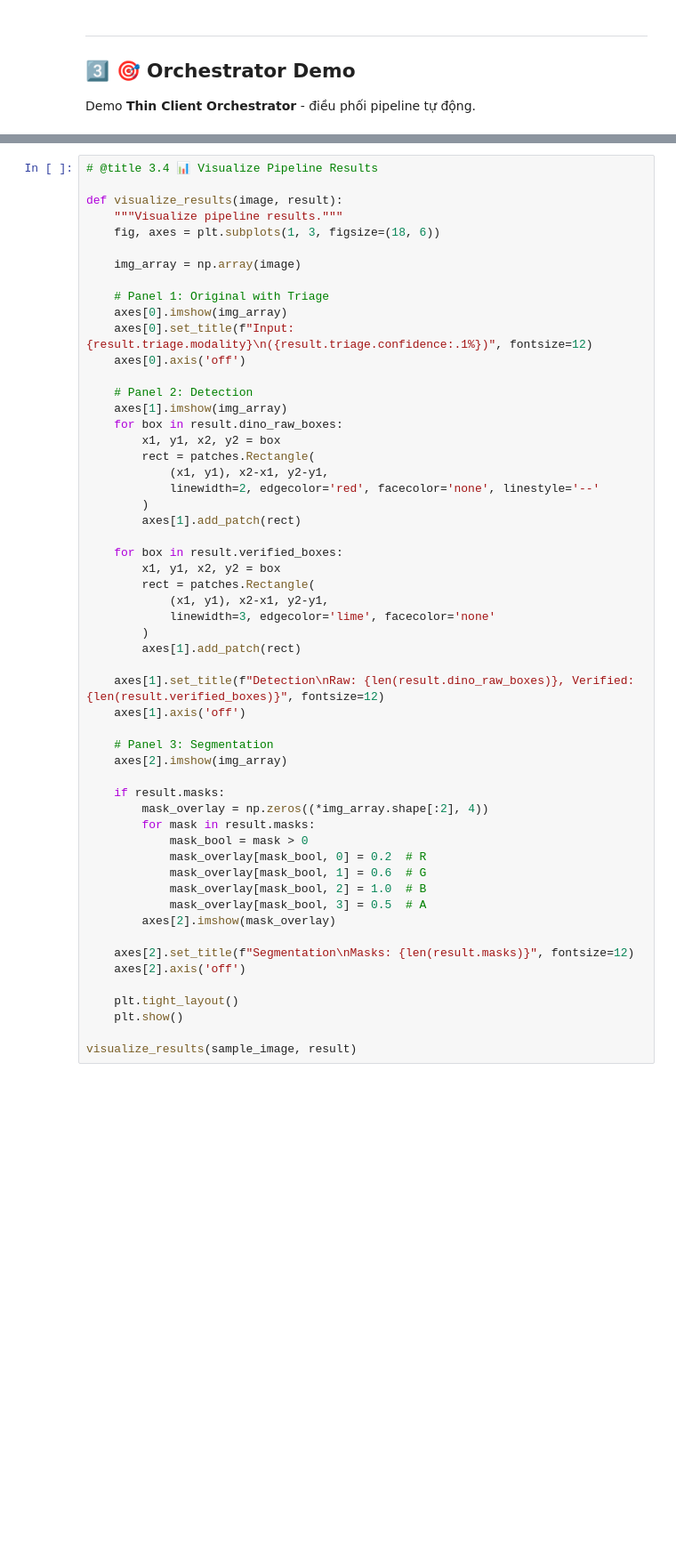
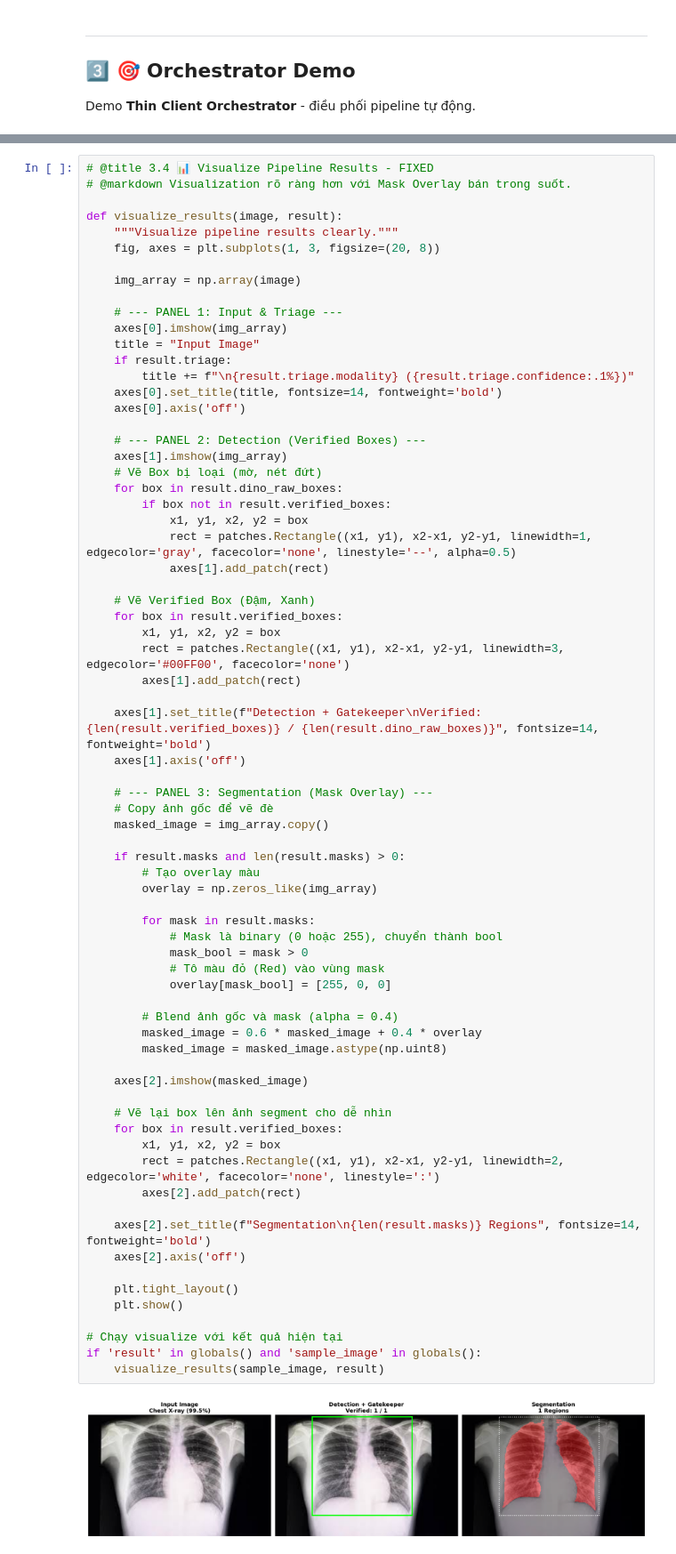
Before and after one commit to ngnam1104/TriMedAgent, a Jupyter notebook: demo_trimedagent_colab.ipynb, the cells around one changed output, grey strips where cells are left out. Shown at 89% size. Drawn from its saved outputs; the diff is of its cells as text; blank space fills up the shorter version.

```diff
--- a/demo_trimedagent_colab.ipynb
+++ b/demo_trimedagent_colab.ipynb
@@ -756,57 +1484,75 @@ print(f"   Complete: {result.pipeline_complete}")
 # %%
-# @title 3.4 📊 Visualize Pipeline Results
+# @title 3.4 📊 Visualize Pipeline Results - FIXED
+# @markdown Visualization rõ ràng hơn với Mask Overlay bán trong suốt.
 
 def visualize_results(image, result):
-    """Visualize pipeline results."""
-    fig, axes = plt.subplots(1, 3, figsize=(18, 6))
+    """Visualize pipeline results clearly."""
+    fig, axes = plt.subplots(1, 3, figsize=(20, 8))
 
     img_array = np.array(image)
 
-    # Panel 1: Original with Triage
+    # --- PANEL 1: Input & Triage ---
     axes[0].imshow(img_array)
-    axes[0].set_title(f"Input: {result.triage.modality}\n({result.triage.confidence:.1%})", fontsize=12)
+    title = "Input Image"
+    if result.triage:
+        title += f"\n{result.triage.modality} ({result.triage.confidence:.1%})"
+    axes[0].set_title(title, fontsize=14, fontweight='bold')
     axes[0].axis('off')
 
-    # Panel 2: Detection
+    # --- PANEL 2: Detection (Verified Boxes) ---
     axes[1].imshow(img_array)
+    # Vẽ Box bị loại (mờ, nét đứt)
     for box in result.dino_raw_boxes:
+        if box not in result.verified_boxes:
+            x1, y1, x2, y2 = box
+            rect = patches.Rectangle((x1, y1), x2-x1, y2-y1, linewidth=1, edgecolor='gray', facecolor='none', linestyle='--', alpha=0.5)
+            axes[1].add_patch(rect)
+
+    # Vẽ Verified Box (Đậm, Xanh)
+    for box in result.verified_boxes:
         x1, y1, x2, y2 = box
-        rect = patches.Rectangle(
-            (x1, y1), x2-x1, y2-y1,
-            linewidth=2, edgecolor='red', facecolor='none', linestyle='--'
-        )
+        rect = patches.Rectangle((x1, y1), x2-x1, y2-y1, linewidth=3, edgecolor='#00FF00', facecolor='none')
         axes[1].add_patch(rect)
 
+    axes[1].set_title(f"Detection + Gatekeeper\nVerified: {len(result.verified_boxes)} / {len(result.dino_raw_boxes)}", fontsize=14, fontweight='bold')
+    axes[1].axis('off')
+
+    # --- PANEL 3: Segmentation (Mask Overlay) ---
+    # Copy ảnh gốc để vẽ đè
+    masked_image = img_array.copy()
+
+    if result.masks and len(result.masks) > 0:
+        # Tạo overlay màu
+        overlay = np.zeros_like(img_array)
+
+        for mask in result.masks:
+            # Mask là binary (0 hoặc 255), chuyển thành bool
+            mask_bool = mask > 0
+            # Tô màu đỏ (Red) vào vùng mask
+            overlay[mask_bool] = [255, 0, 0]
+
+        # Blend ảnh gốc và mask (alpha = 0.4)
+        masked_image = 0.6 * masked_image + 0.4 * overlay
+        masked_image = masked_image.astype(np.uint8)
+
+    axes[2].imshow(masked_image)
+
+    # Vẽ lại box lên ảnh segment cho dễ nhìn
     for box in result.verified_boxes:
         x1, y1, x2, y2 = box
-        rect = patches.Rectangle(
-            (x1, y1), x2-x1, y2-y1,
-            linewidth=3, edgecolor='lime', facecolor='none'
-        )
-        axes[1].add_patch(rect)
+        rect = patches.Rectangle((x1, y1), x2-x1, y2-y1, linewidth=2, edgecolor='white', facecolor='none', linestyle=':')
+        axes[2].add_patch(rect)
 
-    axes[1].set_title(f"Detection\nRaw: {len(result.dino_raw_boxes)}, Verified: {len(result.verified_boxes)}", fontsize=12)
-    axes[1].axis('off')
-
-    # Panel 3: Segmentation
-    axes[2].imshow(img_array)
-
-    if result.masks:
-        mask_overlay = np.zeros((*img_array.shape[:2], 4))
-        for mask in result.masks:
-            mask_bool = mask > 0
-            mask_overlay[mask_bool, 0] = 0.2  # R
-            mask_overlay[mask_bool, 1] = 0.6  # G
-            mask_overlay[mask_bool, 2] = 1.0  # B
-            mask_overlay[mask_bool, 3] = 0.5  # A
-        axes[2].imshow(mask_overlay)
-
-    axes[2].set_title(f"Segmentation\nMasks: {len(result.masks)}", fontsize=12)
+    axes[2].set_title(f"Segmentation\n{len(result.masks)} Regions", fontsize=14, fontweight='bold')
     axes[2].axis('off')
 
     plt.tight_layout()
     plt.show()
 
-visualize_results(sample_image, result)
+# Chạy visualize với kết quả hiện tại
+if 'result' in globals() and 'sample_image' in globals():
+    visualize_results(sample_image, result)
+# %% [output]
+[figure, added]
 # %% [markdown]
 ---
```
Also changed, not shown: parts of 24 cells of this notebook, 5 other files.
